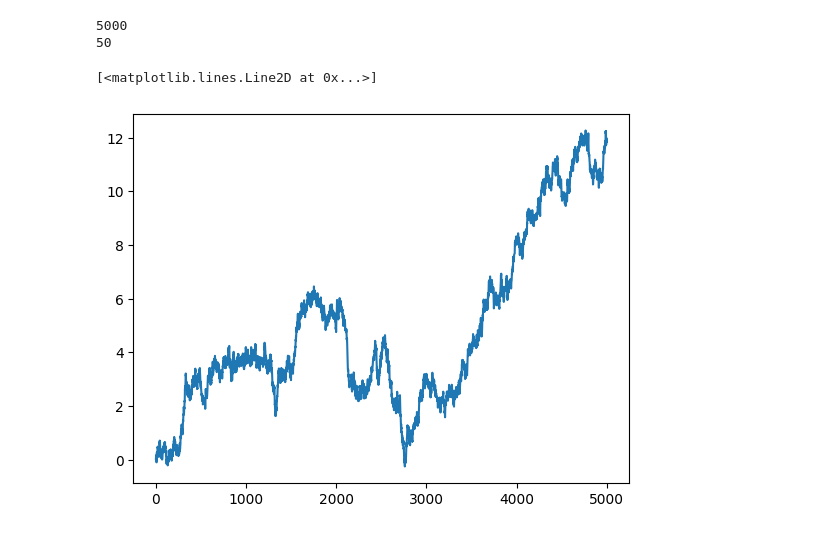
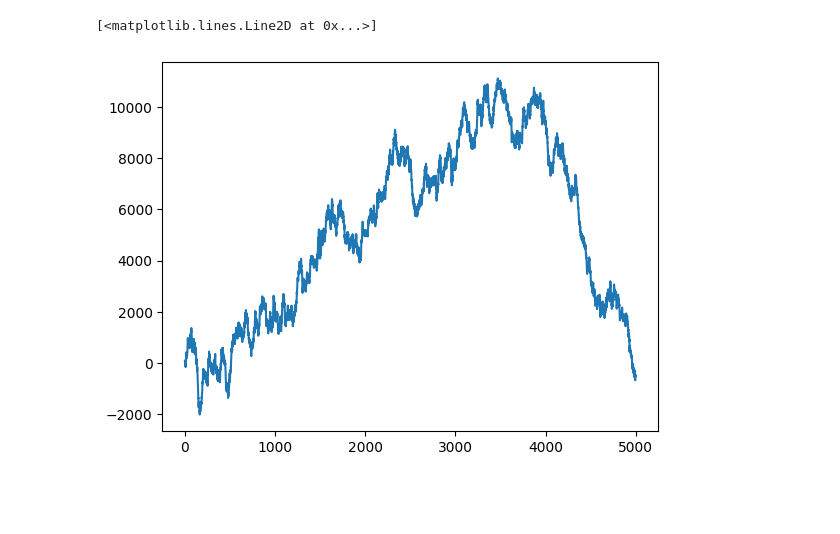
Before and after one commit to III-Derek/Mars2042, a Jupyter notebook: brownian_motion.ipynb, the cells around one changed output. Cells and saved outputs as stored; diff of their text form; code cells hidden in the pictures; blank space fills up the shorter version.

```diff
--- a/brownian_motion.ipynb
+++ b/brownian_motion.ipynb
@@ -4,42 +4,37 @@ import math
 import matplotlib.pyplot as plt
 '''
 The following class samples brownian motion at time t
 '''
 class BrownianMotion:
     def __init__(self, drift, mean, sd, turn):
         self.drift = drift
         self.mean = mean
         self.sd = sd
         self.turn = turn
 
     def brown_mo(self):
         drift = self.drift
         mean = self.mean
         sd = self.sd
         turn = self.turn
 
         time_hor = turn
         if turn < 100:
             n = turn * 100
         else:
             n = turn * 20
 
-        time_step = []
-        for i in range(1, n + 1):
-            time_step.append(i * time_hor/n)
+        time_step = time_hor/n
+        time = time_step * np.ones(n)
 
-        normal_sample = np.random.normal(mean, sd, n) * math.sqrt(time_hor/n)
-        print(len(normal_sample))
-        print(turn)
-        BM_path = np.cumsum(normal_sample)
+        normal_sample = np.random.normal(0, 1, n) * math.sqrt(time_step)
+        BM_path = drift * time + sd* np.cumsum(normal_sample)
         return BM_path
 
-alumimum = BrownianMotion(0, 0, 1, 50)
+alumimum = BrownianMotion(10000, 0, 1000, 50)
 alumimum_bm = alumimum.brown_mo()
 
 plt.plot(range(0, 50*100), alumimum_bm)
 # %% [output]
-5000
-50
+[<matplotlib.lines.Line2D at 0x...>]
-[<matplotlib.lines.Line2D at 0x...>]
-[figure, old version]
+[figure, new version]
```
